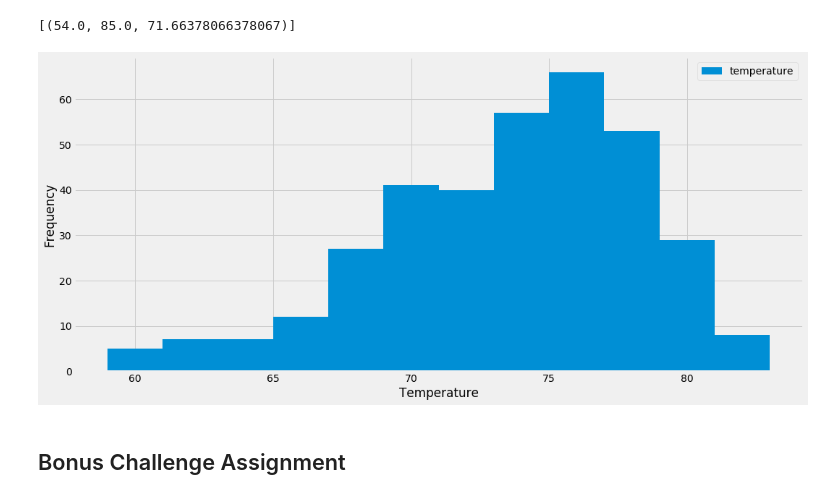
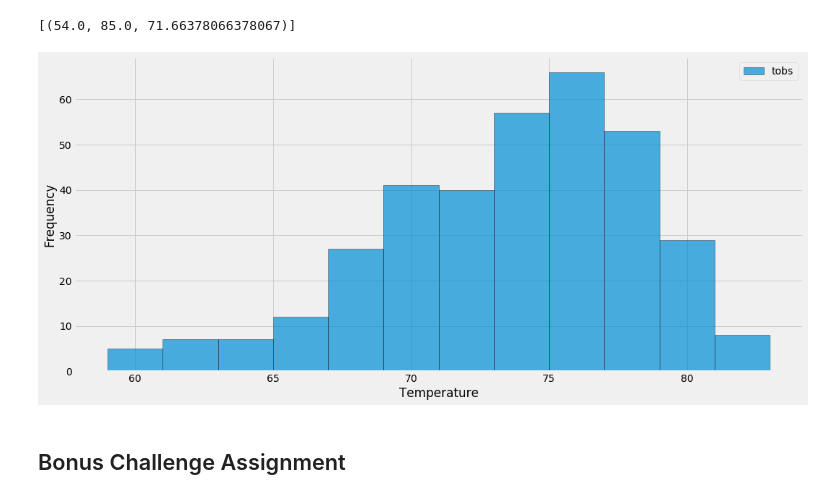
Before and after one commit to TravisDC5/sqlalchemy-challenge, a Jupyter notebook: climate_starter.ipynb, the cells around one changed output. Cells and saved outputs as stored; diff of their text form; code cells hidden in the pictures.

Commit message:
completed histogram

```diff
--- a/climate_starter.ipynb
+++ b/climate_starter.ipynb
@@ -120,22 +119,24 @@ temps
 # %%
 # Choose the station with the highest number of temperature observations.
 # Query the last 12 months of temperature observation data for this station and plot the results as a histogram
-temp_observation = session.query(Measurement.date, Measurement.tobs).filter(Measurement.station == most_active_station).\
-    filter(func.strftime("%Y-%m-%d", Measurement.date) >= dt.date(2016, 8, 23)).all()
+tempObservation = session.query(Measurement.date, Measurement.tobs).\
+                            filter(Measurement.station == stationID).\
+                            filter(func.strftime("%Y-%m-%d", Measurement.date) >= yearAgo).all()
 
-temp_observation_df = pd.DataFrame(temp_observation, columns = ['date', 'temperature'])
+
+tempObservation_df = pd.DataFrame(tempObservation)
 
 fig, ax = plt.subplots(figsize = (15,7))
-temp_observation_df.plot.hist(bins = 12, ax = ax)
+tempObservation_df.plot.hist(bins = 12, ax = ax, alpha=.7, edgecolor='black')
 ax.set_xlabel('Temperature')
 ax.set_ylabel('Frequency')
 
 
-plt.savefig("Images/yearlyHist.png")
+#plt.savefig("Images/yearlyHist.png")
 plt.tight_layout()
 plt.show()
 # %% [output]
-[figure, old version]
+[figure, new version]
 # %% [markdown]
 ## Bonus Challenge Assignment
 # %%
```
Also changed, not shown: parts of 1 cell of this notebook.
